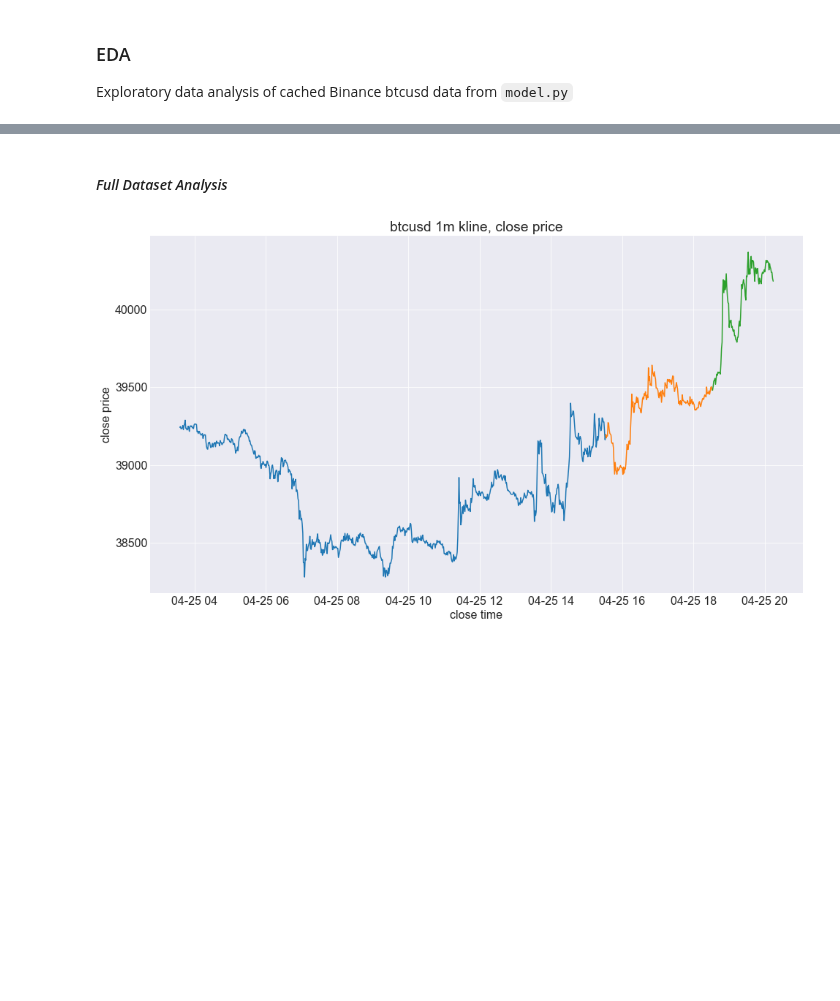
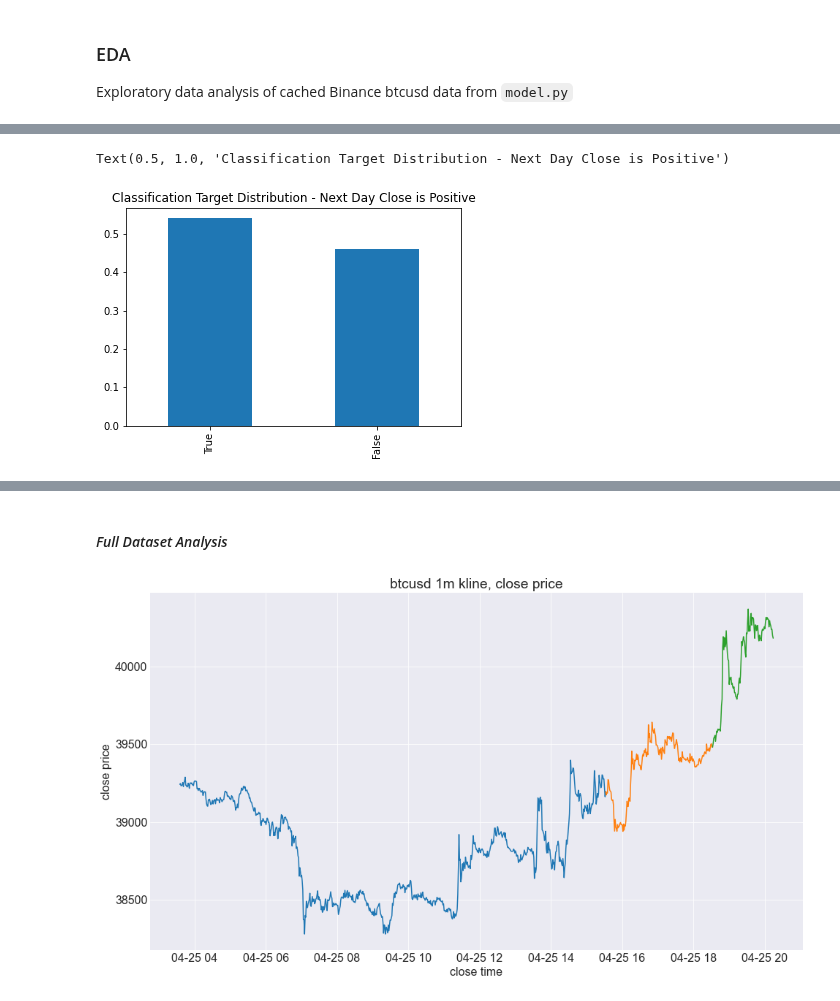
Before and after one commit to FinancialForecasters/financial_forecaster, a Jupyter notebook: ff_final_notebook.ipynb, the cells around one changed output, grey strips where cells are left out. Saved outputs shown, nothing was run; the diff lists cells and outputs as text; code cells hidden in the pictures; blank space fills up the shorter version.

```diff
--- a/ff_final_notebook.ipynb
+++ b/ff_final_notebook.ipynb
@@ -113,0 +117,6 @@ Exploratory data analysis of cached Binance btcusd data from `model.py`
+# %%
+df.fwd_close_positive.value_counts(normalize=True).plot.bar()
+plt.title('Classification Target Distribution - Next Day Close is Positive')
+# %% [output]
+Text(0.5, 1.0, 'Classification Target Distribution - Next Day Close is Positive')
+[figure, added]
```
Also changed, not shown: parts of 25 cells of this notebook.
